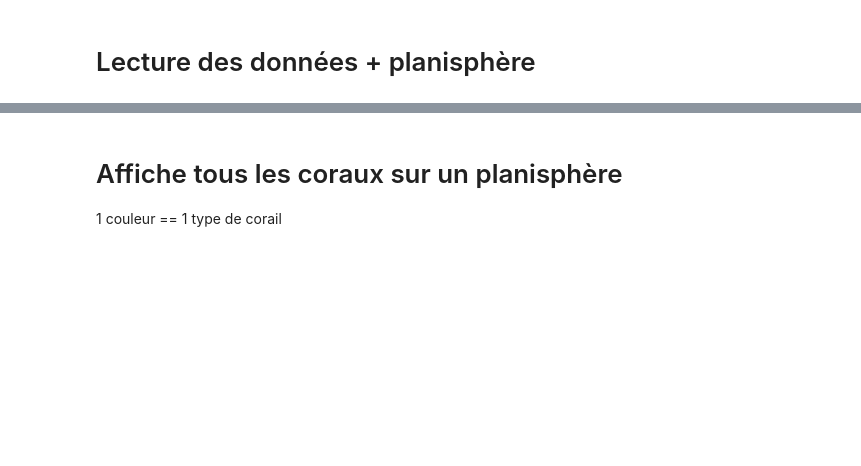
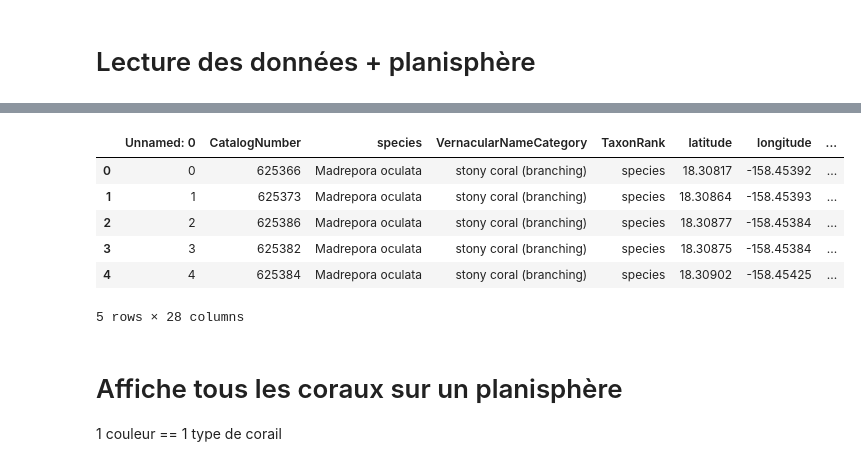
Before and after one commit to dellielo/Pharmap, a Jupyter notebook: notebook/visualisation.ipynb, the cells around one changed output, grey strips where cells are left out. Saved outputs shown, nothing was run; the diff lists cells and outputs as text; code cells hidden in the pictures; blank space fills up the shorter version.

```diff
--- a/notebook/visualisation.ipynb
+++ b/notebook/visualisation.ipynb
@@ -35,3 +30,15 @@ coraux.head()
+# %%
+path_file = os.path.join('/home/elodiedellier/Documents/DevPython/Github/Pharmap/master-reok-again/data/out_csv', "data_input_pd_data_notebook.csv")
+coraux_pd = pd.read_csv(path_file, sep=",", encoding = 'utf-8')
+coraux_pd.head()
+# %% [output]
+|  | Unnamed: 0 | CatalogNumber | species | VernacularNameCategory | TaxonRank | latitude | longitude | ... |
+| 0 | 0 | 625366 | Madrepora oculata | stony coral (branching) | species | 18.30817 | -158.45392 | ... |
+| 1 | 1 | 625373 | Madrepora oculata | stony coral (branching) | species | 18.30864 | -158.45393 | ... |
+| 2 | 2 | 625386 | Madrepora oculata | stony coral (branching) | species | 18.30877 | -158.45384 | ... |
+| 3 | 3 | 625382 | Madrepora oculata | stony coral (branching) | species | 18.30875 | -158.45384 | ... |
+| 4 | 4 | 625384 | Madrepora oculata | stony coral (branching) | species | 18.30902 | -158.45425 | ... |
+5 rows × 28 columns
 # %% [markdown]
 # Affiche tous les coraux sur un planisphère
 1 couleur == 1 type de corail
```
Also changed, not shown: parts of 4 cells of this notebook, 4 other files.
